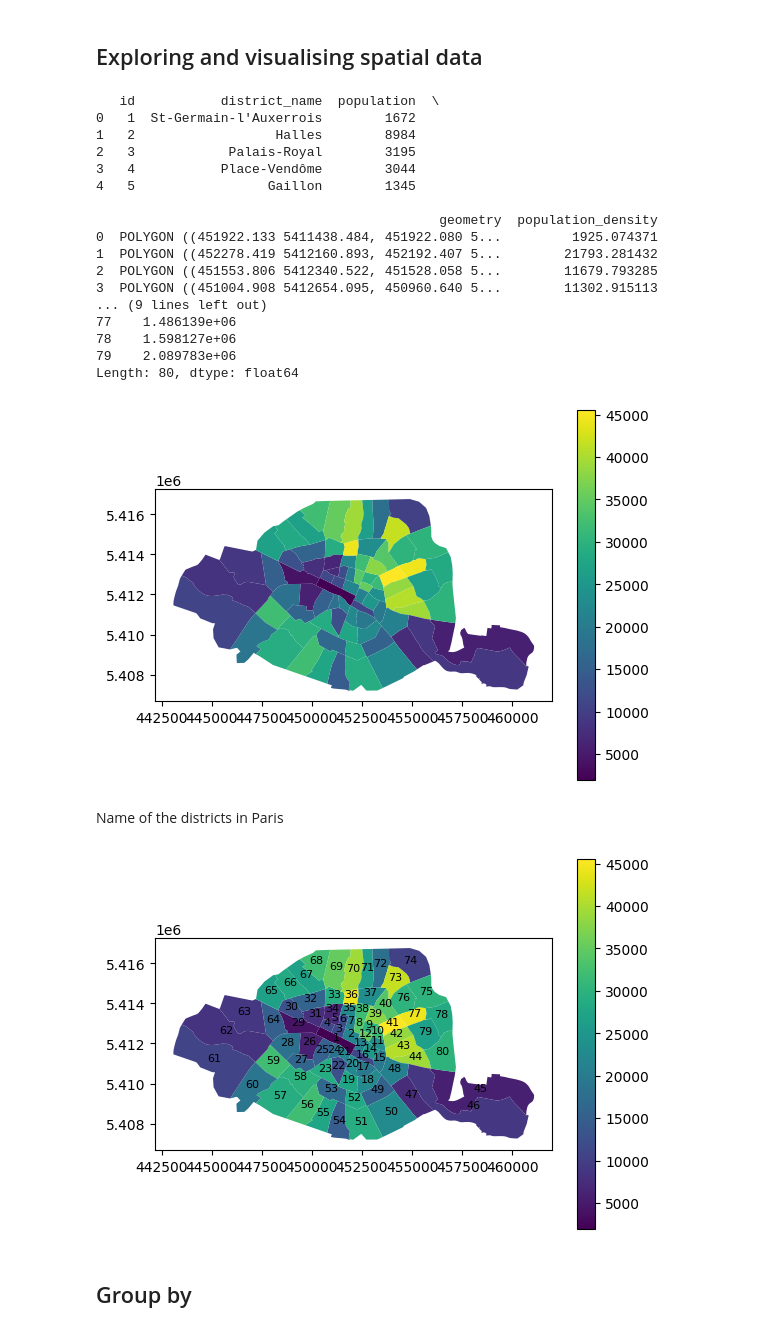
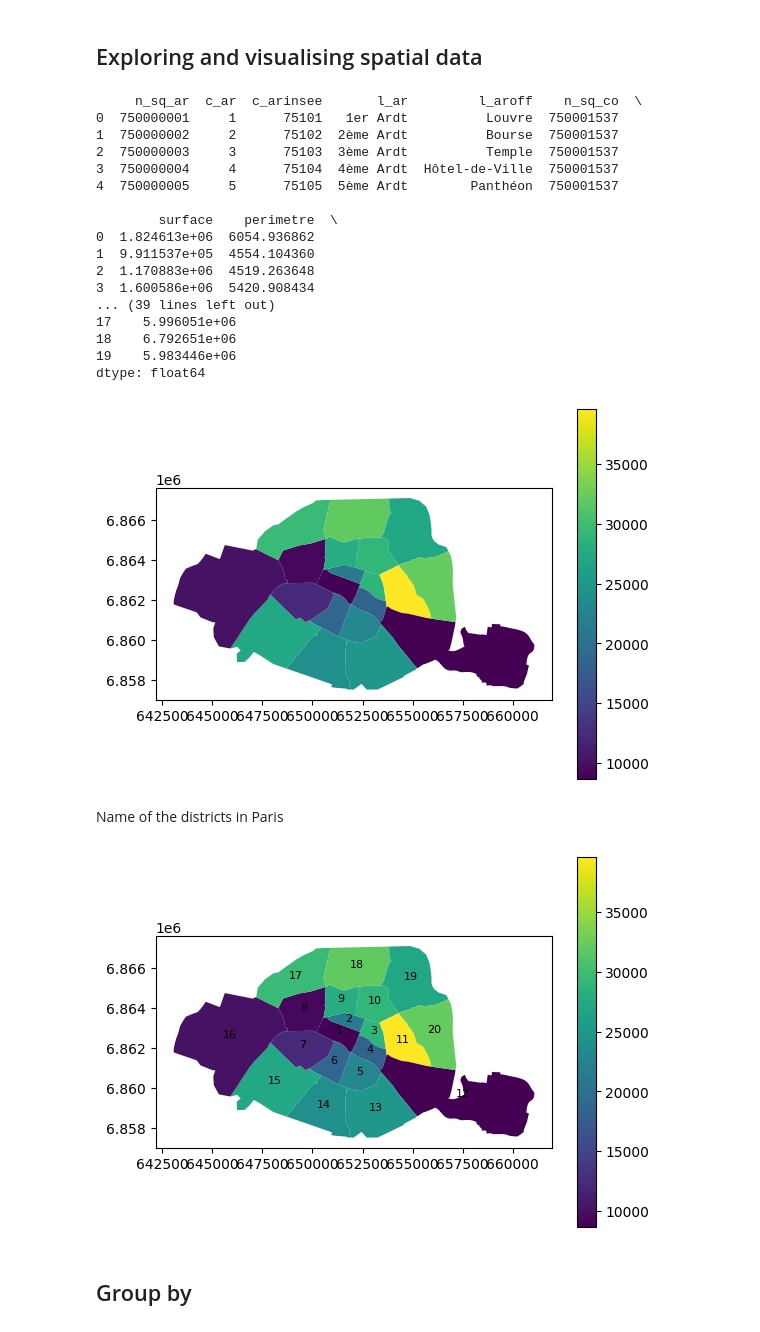
Before and after one commit to dataandcrowd/GISCI242, a Jupyter notebook: code/6.geopandas.ipynb, the cells around one changed output. Saved outputs shown, nothing was run; the diff lists cells and outputs as text; code cells hidden in the pictures.

```diff
--- a/code/6.geopandas.ipynb
+++ b/code/6.geopandas.ipynb
@@ -42,0 +59,10 @@ plt.show()
+# %%
+# Make a quick visualization of the districts
+arrondissements.plot()
+
+for idx, row in arrondissements.iterrows():
+    # Get the centroid of the district to place the label
+    centroid = row.geometry.centroid
+    plt.text(centroid.x, centroid.y, str(row['c_ar']), fontsize=8, ha='center')
+
+plt.show()
@@ -42,0 +71,2 @@ plt.show()
+# %%
+districts_pop = pd.read_csv('../files/paris_arrondissements_population.csv')
@@ -42,0 +107,5 @@ plt.show()
+# %%
+#arrondissements_pop = arrondissements.merge(districts_pop, on=['c_ar', 'no'])
+
+
+arrondissements_pop = pd.merge(arrondissements,districts_pop, how='left',left_on=['c_ar'],right_on=['no']).dropna()
@@ -72,49 +195,49 @@ plt.show()
 ## Exploring and visualising spatial data
 # %%
 # Inspect the first rows of the districts dataset
-print(districts.head())
+print(arrondissements_pop.head())
 
 # Inspect the area of the districts
-print(districts.area)
+print(arrondissements_pop.area)
 
 # Add a population density column
-districts['population_density'] = districts.population / districts.area * 10**6
+arrondissements_pop['population_density'] = arrondissements_pop.Population / arrondissements_pop.area * 10**6
 
 # Make a plot of the districts colored by the population density
-districts.plot(column='population_density', legend=True)
+arrondissements_pop.plot(column='population_density', legend=True)
 plt.show()
 # %% [output]
-   id           district_name  population  \
-0   1  St-Germain-l'Auxerrois        1672
-1   2                  Halles        8984
-2   3            Palais-Royal        3195
-3   4           Place-Vendôme        3044
-4   5                 Gaillon        1345
+     n_sq_ar  c_ar  c_arinsee       l_ar         l_aroff    n_sq_co  \
+0  750000001     1      75101   1er Ardt          Louvre  750001537
+1  750000002     2      75102  2ème Ardt          Bourse  750001537
+2  750000003     3      75103  3ème Ardt          Temple  750001537
+3  750000004     4      75104  4ème Ardt  Hôtel-de-Ville  750001537
+4  750000005     5      75105  5ème Ardt        Panthéon  750001537
 
-                                            geometry  population_density
-0  POLYGON ((451922.133 5411438.484, 451922.080 5...         1925.074371
-1  POLYGON ((452278.419 5412160.893, 452192.407 5...        21793.281432
-2  POLYGON ((451553.806 5412340.522, 451528.058 5...        11679.793285
-3  POLYGON ((451004.908 5412654.095, 450960.640 5...        11302.915113
-... (9 lines left out)
-77    1.486139e+06
-78    1.598127e+06
-79    2.089783e+06
-Length: 80, dtype: float64
+        surface    perimetre  \
+0  1.824613e+06  6054.936862
+1  9.911537e+05  4554.104360
+2  1.170883e+06  4519.263648
+3  1.600586e+06  5420.908434
+... (39 lines left out)
+17    5.996051e+06
+18    6.792651e+06
+19    5.983446e+06
+dtype: float64
-[figure, old version]
+[figure, new version]
 # %% [markdown]
 Name of the districts in Paris
 # %%
-districts.plot(column='population_density', legend=True)
+arrondissements_pop.plot(column='population_density', legend=True)
 
-for idx, row in districts.iterrows():
+for idx, row in arrondissements_pop.iterrows():
     # Get the centroid of the district to place the label
     centroid = row.geometry.centroid
-    plt.text(centroid.x, centroid.y, str(row['id']), fontsize=8, ha='center')
+    plt.text(centroid.x, centroid.y, str(row['c_ar']), fontsize=8, ha='center')
 
 plt.show()
 # %% [output]
-[figure, old version]
+[figure, new version]
 # %% [markdown]
 ## Group by
 # %%
```
Also changed, not shown: parts of 14 cells of this notebook, 6 other files.
